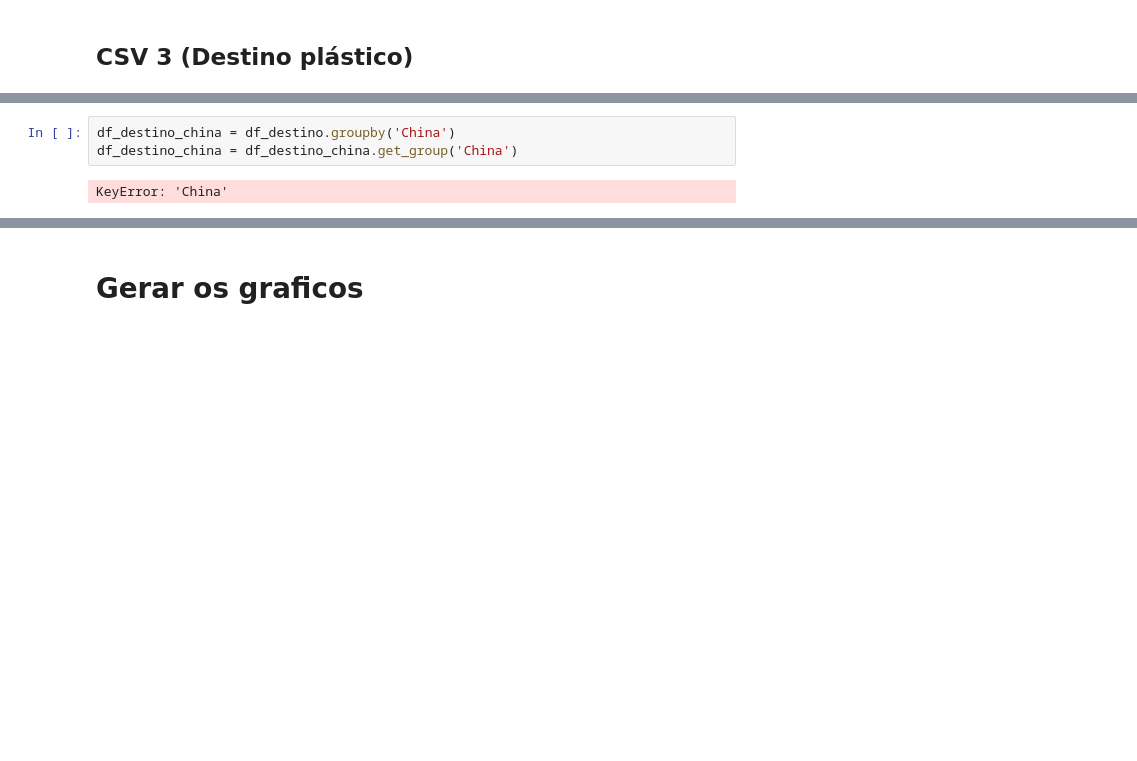
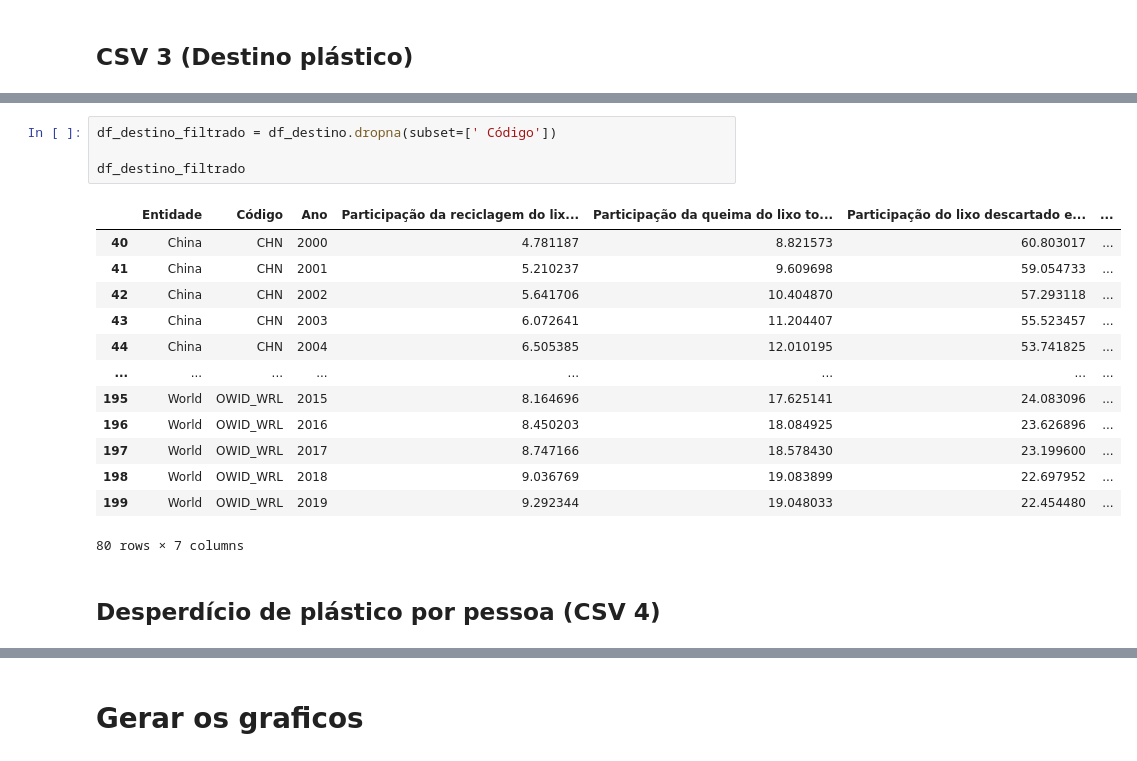
Before and after one commit to RVidaDev/GsIA, a Jupyter notebook: note.ipynb, the cells around one changed output, grey strips where cells are left out. Saved outputs shown, nothing was run; the diff lists cells and outputs as text; blank space fills up the shorter version.

```diff
--- a/note.ipynb
+++ b/note.ipynb
@@ -174,5 +156,20 @@ df_destino
-# %%
-df_destino_china = df_destino.groupby('China')
-df_destino_china = df_destino_china.get_group('China')
-# %% [output]
-KeyError: 'China'
+# %%
+df_destino_filtrado = df_destino.dropna(subset=[' Código'])
+
+df_destino_filtrado
+# %% [output]
+|  | Entidade | Código | Ano | Participação da reciclagem do lix... | Participação da queima do lixo to... | Participação do lixo descartado e... | ... |
+| 40 | China | CHN | 2000 | 4.781187 | 8.821573 | 60.803017 | ... |
+| 41 | China | CHN | 2001 | 5.210237 | 9.609698 | 59.054733 | ... |
+| 42 | China | CHN | 2002 | 5.641706 | 10.404870 | 57.293118 | ... |
+| 43 | China | CHN | 2003 | 6.072641 | 11.204407 | 55.523457 | ... |
+| 44 | China | CHN | 2004 | 6.505385 | 12.010195 | 53.741825 | ... |
+| ... | ... | ... | ... | ... | ... | ... | ... |
+| 195 | World | OWID_WRL | 2015 | 8.164696 | 17.625141 | 24.083096 | ... |
+| 196 | World | OWID_WRL | 2016 | 8.450203 | 18.084925 | 23.626896 | ... |
+| 197 | World | OWID_WRL | 2017 | 8.747166 | 18.578430 | 23.199600 | ... |
+| 198 | World | OWID_WRL | 2018 | 9.036769 | 19.083899 | 22.697952 | ... |
+| 199 | World | OWID_WRL | 2019 | 9.292344 | 19.048033 | 22.454480 | ... |
+80 rows × 7 columns
+# %% [markdown]
+## Desperdício de plástico por pessoa (CSV 4)
```
Also changed, not shown: parts of 13 cells of this notebook.
